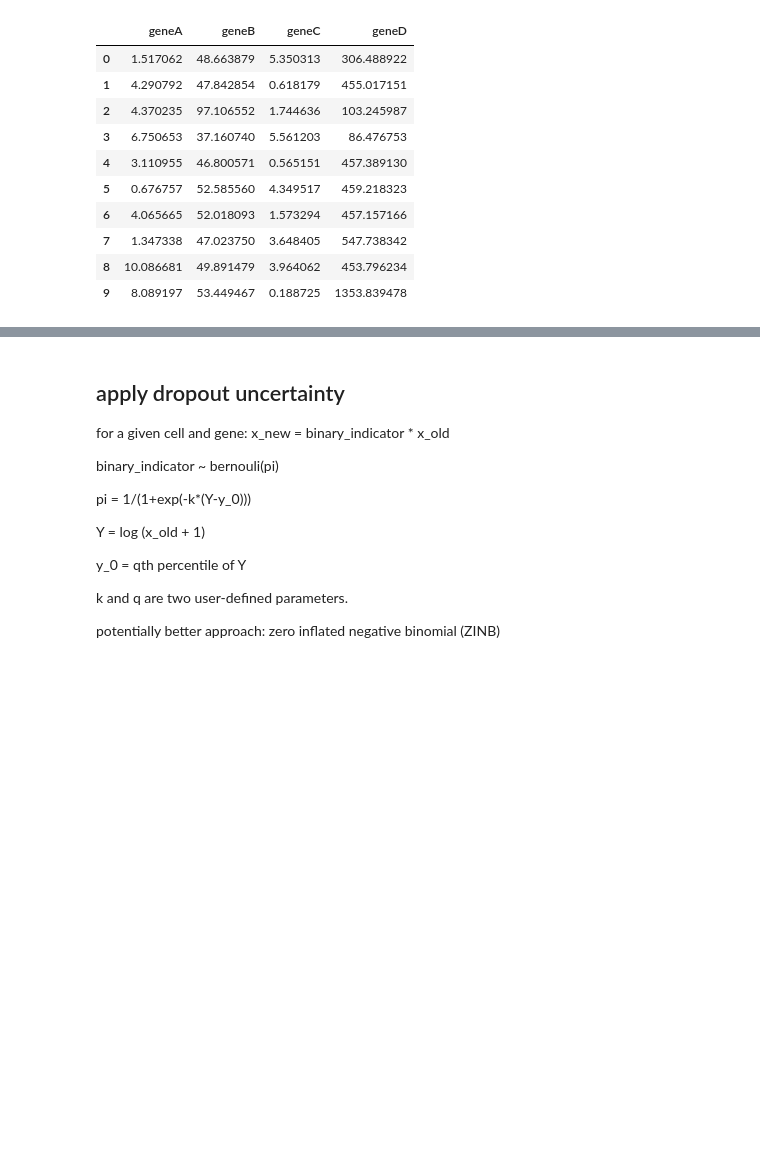
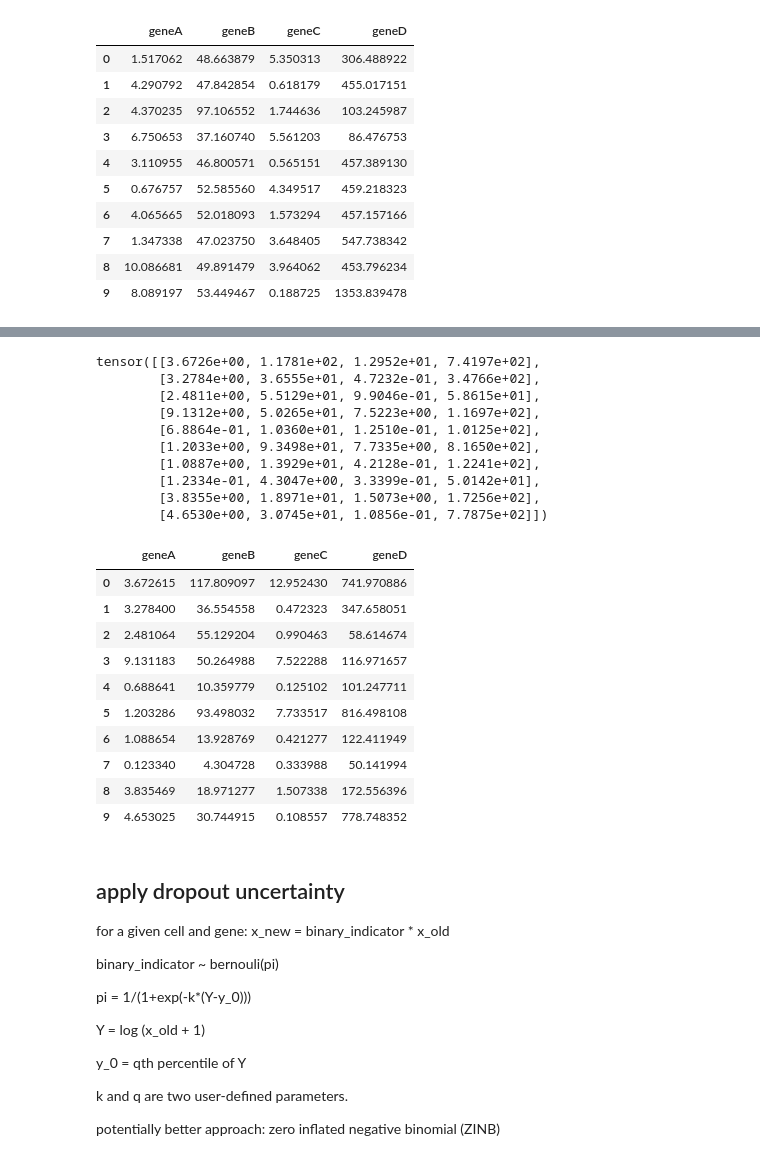
Before and after one commit to CRISPR-CARB/nocap, a Jupyter notebook: notebooks/uncertainty_modeling.ipynb, the cells around one changed output, grey strips where cells are left out. Cells and saved outputs as stored; diff of their text form; code cells hidden in the pictures; blank space fills up the shorter version.

```diff
--- a/notebooks/uncertainty_modeling.ipynb
+++ b/notebooks/uncertainty_modeling.ipynb
@@ -308,3 +313,40 @@ library size is used to model the uncertainty between multiple cell observations
+# %%
+def apply_library_size_process(tensor, mu, sigma):
+    row_sums = tensor.sum(dim=1, keepdim=True)
+    L = dist.LogNormal(mu, sigma).sample([tensor.size(0), 1])
+    scaled_tensor = (L * tensor) / row_sums
+    return scaled_tensor
+
+library_mu = 5.0
+library_sigma = 1.0
+
+library_size_tensor = apply_library_size_process(outliers_tensor, library_mu, library_sigma)
+library_size_df = pd.DataFrame(library_size_tensor.numpy(), columns=clean_sde_samples_df.columns)
+
+display(library_size_tensor)
+display(library_size_df)
+# %% [output]
+tensor([[3.6726e+00, 1.1781e+02, 1.2952e+01, 7.4197e+02],
+        [3.2784e+00, 3.6555e+01, 4.7232e-01, 3.4766e+02],
+        [2.4811e+00, 5.5129e+01, 9.9046e-01, 5.8615e+01],
+        [9.1312e+00, 5.0265e+01, 7.5223e+00, 1.1697e+02],
+        [6.8864e-01, 1.0360e+01, 1.2510e-01, 1.0125e+02],
+        [1.2033e+00, 9.3498e+01, 7.7335e+00, 8.1650e+02],
+        [1.0887e+00, 1.3929e+01, 4.2128e-01, 1.2241e+02],
+        [1.2334e-01, 4.3047e+00, 3.3399e-01, 5.0142e+01],
+        [3.8355e+00, 1.8971e+01, 1.5073e+00, 1.7256e+02],
+        [4.6530e+00, 3.0745e+01, 1.0856e-01, 7.7875e+02]])
+|  | geneA | geneB | geneC | geneD |
+| 0 | 3.672615 | 117.809097 | 12.952430 | 741.970886 |
+| 1 | 3.278400 | 36.554558 | 0.472323 | 347.658051 |
+| 2 | 2.481064 | 55.129204 | 0.990463 | 58.614674 |
+| 3 | 9.131183 | 50.264988 | 7.522288 | 116.971657 |
+| 4 | 0.688641 | 10.359779 | 0.125102 | 101.247711 |
+| 5 | 1.203286 | 93.498032 | 7.733517 | 816.498108 |
+| 6 | 1.088654 | 13.928769 | 0.421277 | 122.411949 |
+| 7 | 0.123340 | 4.304728 | 0.333988 | 50.141994 |
+| 8 | 3.835469 | 18.971277 | 1.507338 | 172.556396 |
+| 9 | 4.653025 | 30.744915 | 0.108557 | 778.748352 |
 # %% [markdown]
 ## apply dropout uncertainty
 
```
Also changed, not shown: parts of 7 cells of this notebook.
